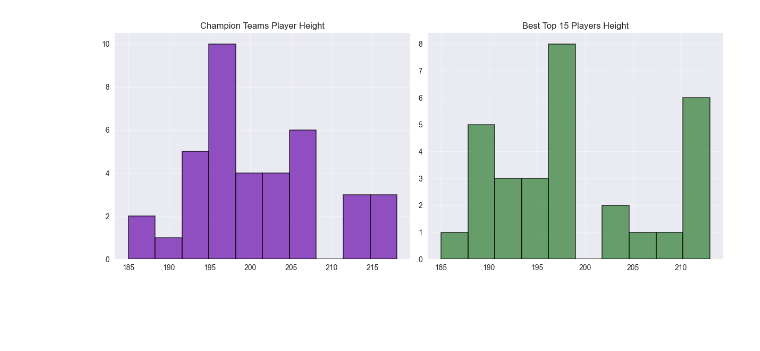
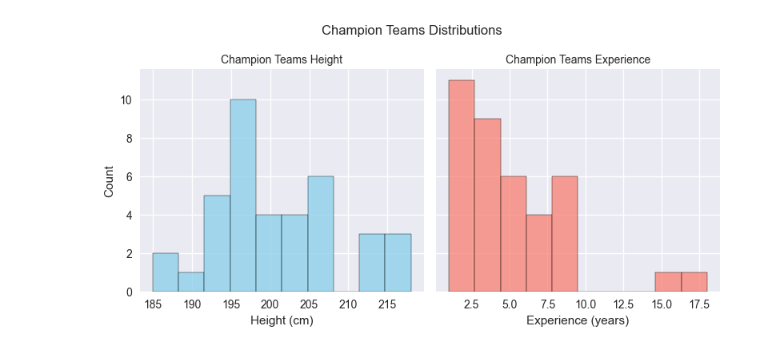
Before and after one commit to arashnaderi820-cyber/Basketball-Analytics-Quera, a Jupyter notebook: EX$Height.ipynb, the cells around one changed output. Cells and saved outputs as stored; diff of their text form; code cells hidden in the pictures; blank space fills up the shorter version.

Commit message:
final update exprience and height

```diff
--- a/EX$Height.ipynb
+++ b/EX$Height.ipynb
@@ -137,62 +137,55 @@ Name: Experience, dtype: float64
 max      22.000000
 Name: Experience, dtype: float64
 # %%
-plt.figure(figsize=(12, 5))
-plt.style.use('seaborn')
+import pandas as pd
+import matplotlib.pyplot as plt
+import seaborn as sns
 
-plt.subplot(1, 2, 1)
-plt.hist(championplayers['Height'], bins=10, alpha=0.7, color='#6A0DAD', edgecolor='black', linewidth=1.2)
-plt.grid(True, linestyle='--', alpha=0.7)
-plt.title('Champion Teams Player Height', fontsize=12)
+# هیستوگرام قد و تجربه
+fig, axes = plt.subplots(1, 2, figsize=(8, 4), sharey=True)
+sns.histplot(championplayers['Height'], bins=10, color='skyblue', ax=axes[0], kde=False, edgecolor='black')
+axes[0].set_title('Champion Teams Height', fontsize=10)
+axes[0].set_xlabel('Height (cm)')
+axes[0].set_ylabel('Count')
 
-plt.subplot(1, 2, 2)
-plt.hist(top15['Height'], bins=10, alpha=0.7, color='#2E7D32', edgecolor='black', linewidth=1.2)
-plt.grid(True, linestyle='--', alpha=0.7)
-plt.title('Best Top 15 Players Height', fontsize=12)
+sns.histplot(championplayers['Experience'], bins=10, color='salmon', ax=axes[1], kde=False, edgecolor='black')
+axes[1].set_title('Champion Teams Experience', fontsize=10)
+axes[1].set_xlabel('Experience (years)')
+axes[1].set_ylabel('')
 
+fig.suptitle('Champion Teams Distributions', fontsize=12)
 plt.tight_layout()
-plt.savefig('height_histogram.png')
+plt.savefig('champion_histogram.png')
 plt.show()
 
-
-plt.figure(figsize=(12, 5))
-
-plt.subplot(1, 2, 1)
-plt.hist(championplayers['Experience'], bins=10, alpha=0.7, color='#6A0DAD', edgecolor='black', linewidth=1.2)
-plt.grid(True, linestyle='--', alpha=0.7)
-plt.title('Champion Teams Player Experience', fontsize=12)
-
-plt.subplot(1, 2, 2)
-plt.hist(top15['Experience'], bins=10, alpha=0.7, color='#2E7D32', edgecolor='black', linewidth=1.2)
-plt.grid(True, linestyle='--', alpha=0.7)
-plt.title('Best Top 15 Players Experience', fontsize=12)
-
+# باکس‌پلات قد
+plt.figure(figsize=(4, 4))
+df_height = pd.DataFrame({
+    'Height': list(championplayers['Height']) + list(top15['Height']),
+    'Group': ['Champion Teams'] * len(championplayers) + ['Top 15 Players'] * len(top15)
+})
+sns.boxplot(data=df_height, x='Group', y='Height', palette=['skyblue', 'salmon'], width=0.5)
+plt.title('Height Distribution', fontsize=10)
+plt.ylabel('Height (cm)')
+plt.xlabel('')
+plt.grid(False)
 plt.tight_layout()
-plt.savefig('experience_histogram.png')
-plt.show()
-
-
-plt.figure(figsize=(10, 5))
-data_height = [championplayers['Height'], top15['Height']]
-plt.boxplot(data_height, labels=['Champion Teams', 'Top 15 Players'], patch_artist=True)
-for patch in plt.gca().artists:
-    patch.set_facecolor('#6A0DAD')
-    patch.set_alpha(0.7)
-plt.title('Height Distribution', fontsize=12)
-plt.ylabel('Height (cm)')
 plt.savefig('height_boxplot.png')
 plt.show()
 
-
-plt.figure(figsize=(10, 5))
-data_exp = [championplayers['Experience'], top15['Experience']]
-plt.boxplot(data_exp, labels=['Champion Teams', 'Top 15 Players'], patch_artist=True)
-for patch in plt.gca().artists:
-    patch.set_facecolor('#6A0DAD')
-    patch.set_alpha(0.7)
-plt.title('Experience Distribution', fontsize=12)
+# باکس‌پلات تجربه
+plt.figure(figsize=(4, 4))
+df_exp = pd.DataFrame({
+    'Experience': list(championplayers['Experience']) + list(top15['Experience']),
+    'Group': ['Champion Teams'] * len(championplayers) + ['Top 15 Players'] * len(top15)
+})
+sns.boxplot(data=df_exp, x='Group', y='Experience', palette=['skyblue', 'salmon'], width=0.5)
+plt.title('Experience Distribution', fontsize=10)
 plt.ylabel('Experience (years)')
+plt.xlabel('')
+plt.grid(False)
+plt.tight_layout()
 plt.savefig('experience_boxplot.png')
 plt.show()
 # %% [output]
-[figure, old version]
+[figure, new version]
```
Also changed, not shown: parts of 2 cells of this notebook.
